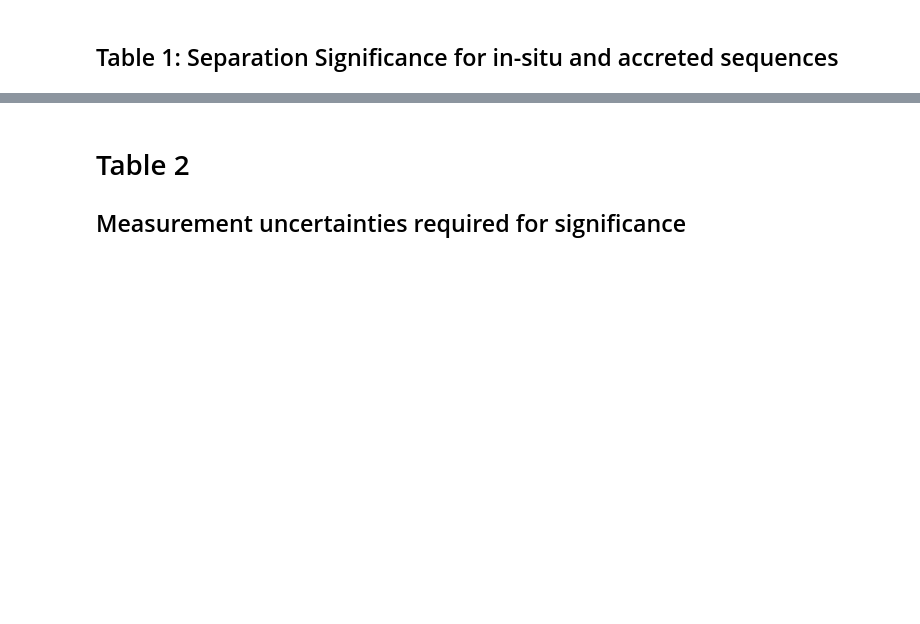
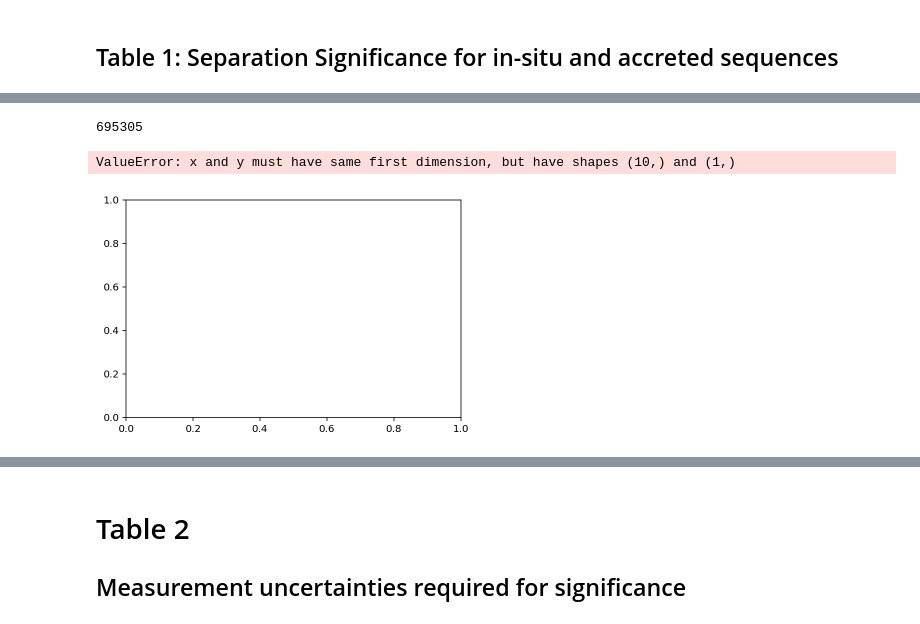
Before and after one commit to svenbuder/Accretion_Clues_ObsSim, a Jupyter notebook: mijnarends_2022_accretion_clues_simulation.ipynb, the cells around one changed output, grey strips where cells are left out. Cells and saved outputs as stored; diff of their text form; code cells hidden in the pictures; blank space fills up the shorter version.

```diff
--- a/mijnarends_2022_accretion_clues_simulation.ipynb
+++ b/mijnarends_2022_accretion_clues_simulation.ipynb
@@ -682,0 +833,72 @@ np.savetxt('tables/separation_significance_two_sequences.tex',table_text,fmt='%s
+# %%
+def get_initial_mean_and_sigma(element, debug=False):
+    lower_age_array = np.linspace(0.1,4.5,10)
+#     age_limits = (sim['tform'] > 4) & (sim['tform'] < 5)
+#     data = sim[element+'_H'][age_limits]
+#     p = np.histogram(data,bins=100)
+    r_age = []
+
+    for lower_age in lower_age_array:
+
+        age_sequence = (
+            (sim['tform'] > lower_age) &
+            (sim['tform'] < 5))
+
+        age_limits = (sim['tform'] > 4) & (sim['tform'] < 5)
+        data = sim[element+'_H'][age_sequence]
+        p = np.histogram(data,bins=100)
+
+    print(len(sim['tform']))
+    # Numbers and bin middle (from 101 bin beginnings/ends)
+    number = p[0]
+    bins = p[1][:-1] + (0.5*(p[1][1]-p[1][0]))
+
+    # These are 2 Gaussians combined
+    def gauss2(x,a,x0,sigma,a1,x01,sigma1):
+        return a*np.exp(-(x-x0)**2/(2*sigma**2)) + a1*np.exp(-(x-x01)**2/(2*sigma1**2))
+
+    from scipy.optimize import curve_fit
+
+    # This is simply "fitting" the 2 Gaussians to our data
+    popt,pcov = curve_fit(
+        gauss2,
+        xdata = bins,
+        ydata = number,
+        p0=[1,0,0.25,1,-0.4,0.5]
+    )
+
+    if debug:
+        print(popt)
+
+    mean1 = popt[1]
+    sigma1 = popt[2]
+    mean2 = popt[4]
+    sigma2 = popt[5]
+
+    sep_r = (abs(mean1 - mean2) / np.sqrt(sigma1**2 + sigma2**2))
+    r_age.append(sep_r)
+    #print(r_age)
+
+    return(np.array(r_age))
+
+#     return(r'    {['+element+'/H]}  & '+str(round(mean1,2))+' & '+str(round(sigma1, 2))+' & '+str(round(mean2, 2))+' & '+str(round(sigma2, 2))+' & '+str(round(r, 2))+r' \\')
+
+# Creating a loop for the table to run through each element
+for element in ['C', 'O', 'Mg', 'Al', 'Si',  'V', 'Cr', 'Mn','Co', 'Ba']:
+    lower_age_array = np.linspace(0.1,4.5,10)
+    r_table[element] = np.array(get_initial_mean_and_sigma(element))
+    #table_text.append([get_initial_mean_and_sigma(element)])
+    #plt.plot(lower_age_array, get_initial_mean_and_sigma(element))
+    plt.plot((5-np.array(lower_age_array))/2., r_table[element])#,label='[Co/H]')
+
+print(r_table)
+             #lower_age_array, r, label='['+element+'/H]')
+
+#plt.savefig('age_uncertainty_v_r.png')
+
+#rint(len(sep_r))
+#rint(len(lower_age_array))
+# %% [output]
+695305
+ValueError: x and y must have same first dimension, but have shapes (10,) and (1,)
+[figure, added]
```
Also changed, not shown: parts of 6 cells of this notebook, 1 other file.
